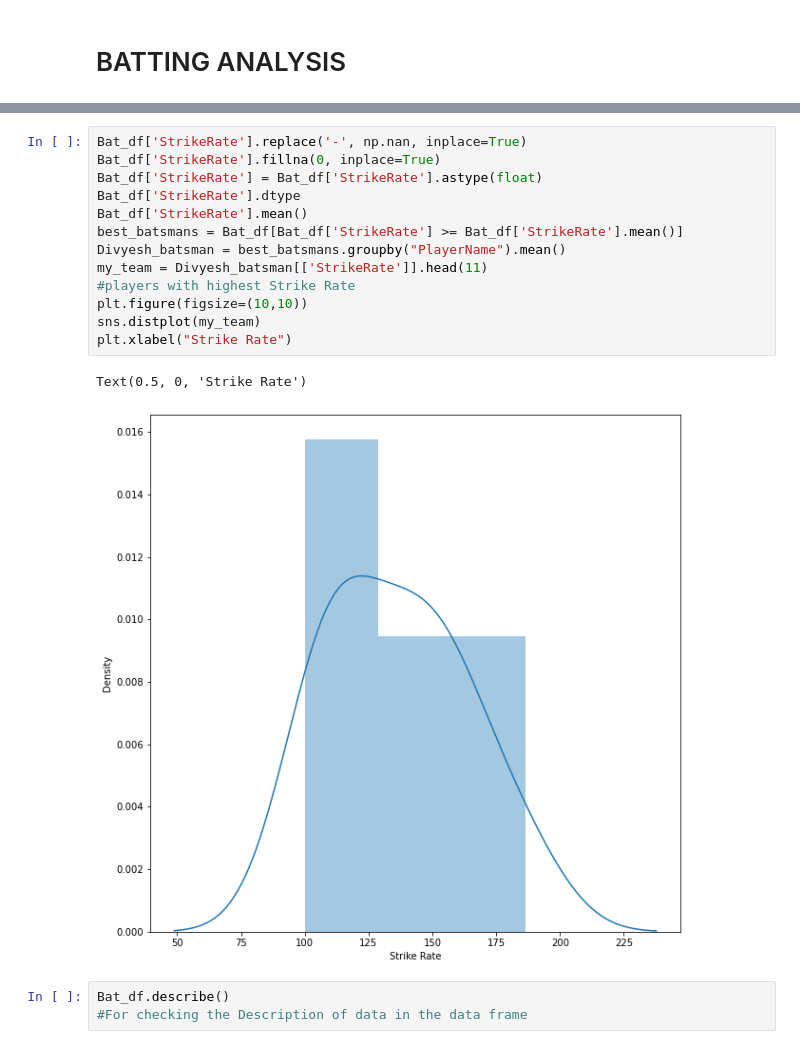
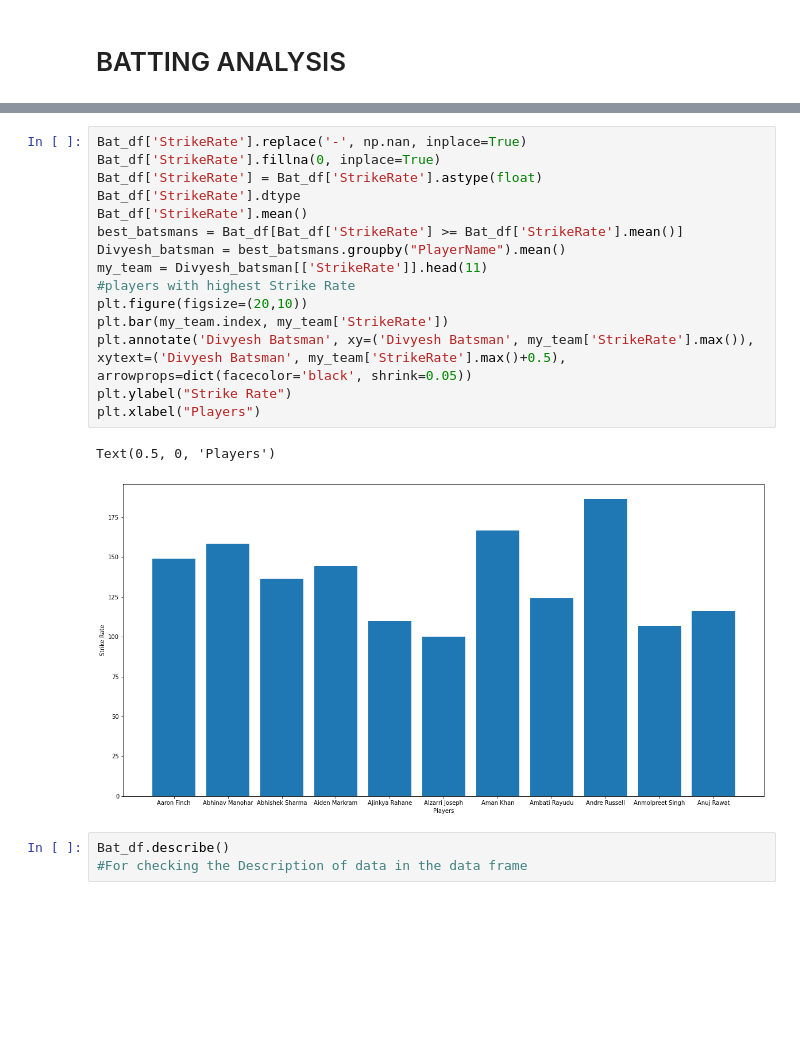
Before and after one commit to Divyesh230902/IPL-2022, a Jupyter notebook: IPL_2022_CaseStudy.ipynb, the cells around one changed output, grey strips where cells are left out. Cells and saved outputs as stored; diff of their text form; blank space fills up the shorter version.

```diff
--- a/IPL_2022_CaseStudy.ipynb
+++ b/IPL_2022_CaseStudy.ipynb
@@ -30,19 +30,21 @@ Bat_df.sample(5)
 # %%
 Bat_df['StrikeRate'].replace('-', np.nan, inplace=True)
 Bat_df['StrikeRate'].fillna(0, inplace=True)
 Bat_df['StrikeRate'] = Bat_df['StrikeRate'].astype(float)
 Bat_df['StrikeRate'].dtype
 Bat_df['StrikeRate'].mean()
 best_batsmans = Bat_df[Bat_df['StrikeRate'] >= Bat_df['StrikeRate'].mean()]
 Divyesh_batsman = best_batsmans.groupby("PlayerName").mean()
 my_team = Divyesh_batsman[['StrikeRate']].head(11)
 #players with highest Strike Rate
-plt.figure(figsize=(10,10))
-sns.distplot(my_team)
-plt.xlabel("Strike Rate")
+plt.figure(figsize=(20,10))
+plt.bar(my_team.index, my_team['StrikeRate'])
+plt.annotate('Divyesh Batsman', xy=('Divyesh Batsman', my_team['StrikeRate'].max()), xytext=('Divyesh Batsman', my_team['StrikeRate'].max()+0.5), arrowprops=dict(facecolor='black', shrink=0.05))
+plt.ylabel("Strike Rate")
+plt.xlabel("Players")
 # %% [output]
-Text(0.5, 0, 'Strike Rate')
+Text(0.5, 0, 'Players')
-[figure, old version]
+[figure, new version]
 # %%
 Bat_df.describe()
 #For checking the Description of data in the data frame
```
Also changed, not shown: parts of 9 cells of this notebook.
